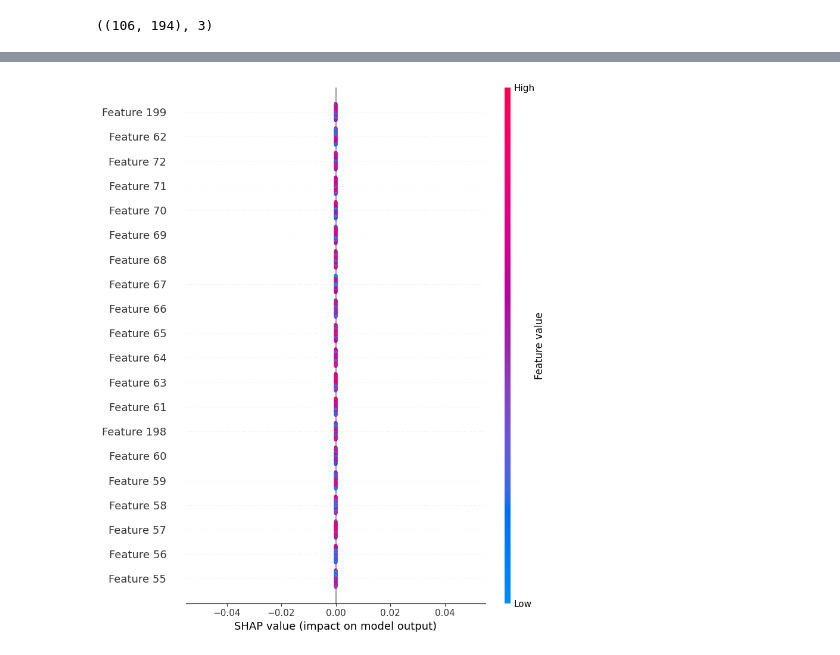
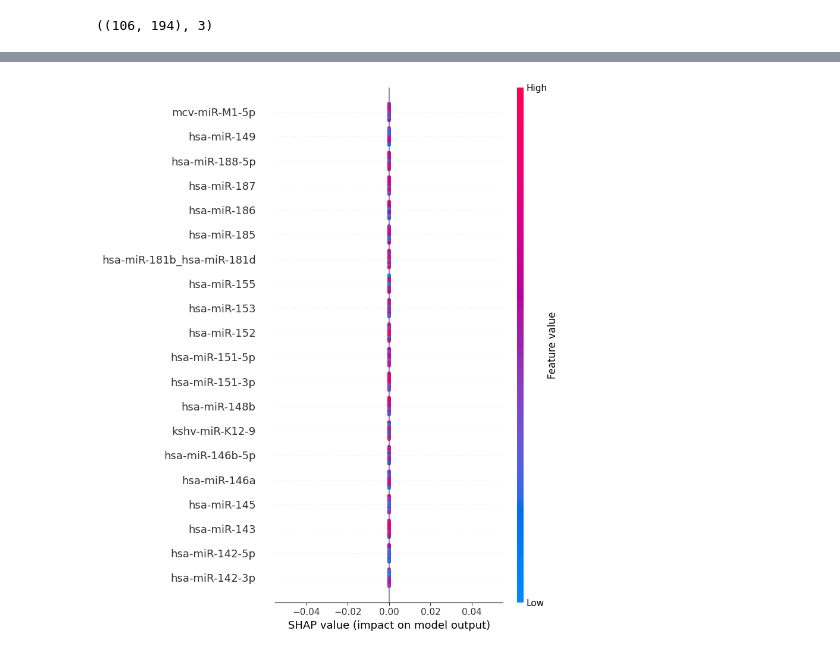
Before and after one commit to priyashdhakal/adomics, a Jupyter notebook: source/shap_analysis/shap_analysis.ipynb, the cells around one changed output, grey strips where cells are left out. Drawn from its saved outputs; the diff is of its cells as text; code cells hidden in the pictures.

```diff
--- a/source/shap_analysis/shap_analysis.ipynb
+++ b/source/shap_analysis/shap_analysis.ipynb
@@ -88,6 +135,10 @@ methy_test_df.drop(methy_corr_features, axis=1, inplace=True)
 mirna_test_df.drop(mirna_corr_features, axis=1, inplace=True)
 mrna_test_df.drop(mrna_corr_features, axis=1, inplace=True)
 
+methy_features = methy_train_df.columns.to_list()
+mirna_features = mirna_train_df.columns.to_list()
+mrna_features = mrna_train_df.columns.to_list()
+
 scaler_methy = StandardScaler()
 scaler_mirna = StandardScaler()
 scaler_mrna = StandardScaler()
@@ -268,4 +319,4 @@ shap.summary_plot(shap_values[1], mirna_test_scaled)
 # %%
-shap.summary_plot(shap_values[2], mrna_test_scaled)
+shap.summary_plot(shap_values[2], mrna_test_scaled, feature_names=mrna_features)
 # %% [output]
-[figure, old version]
+[figure, new version]
```
Also changed, not shown: parts of 11 cells of this notebook.
